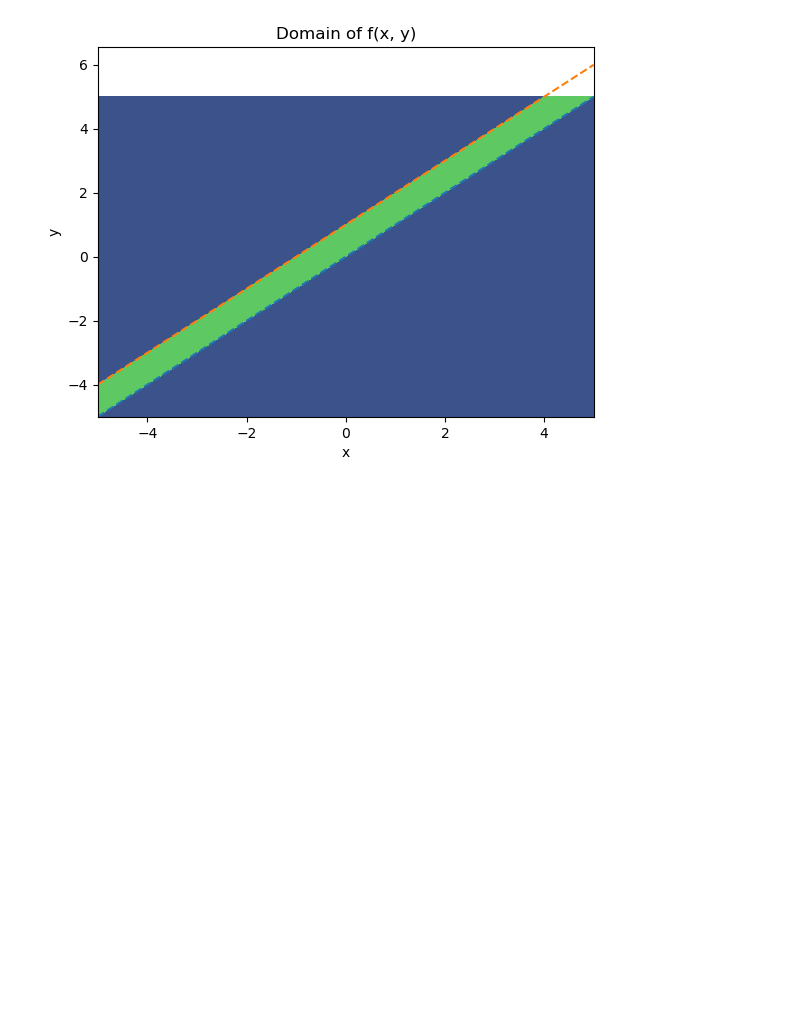
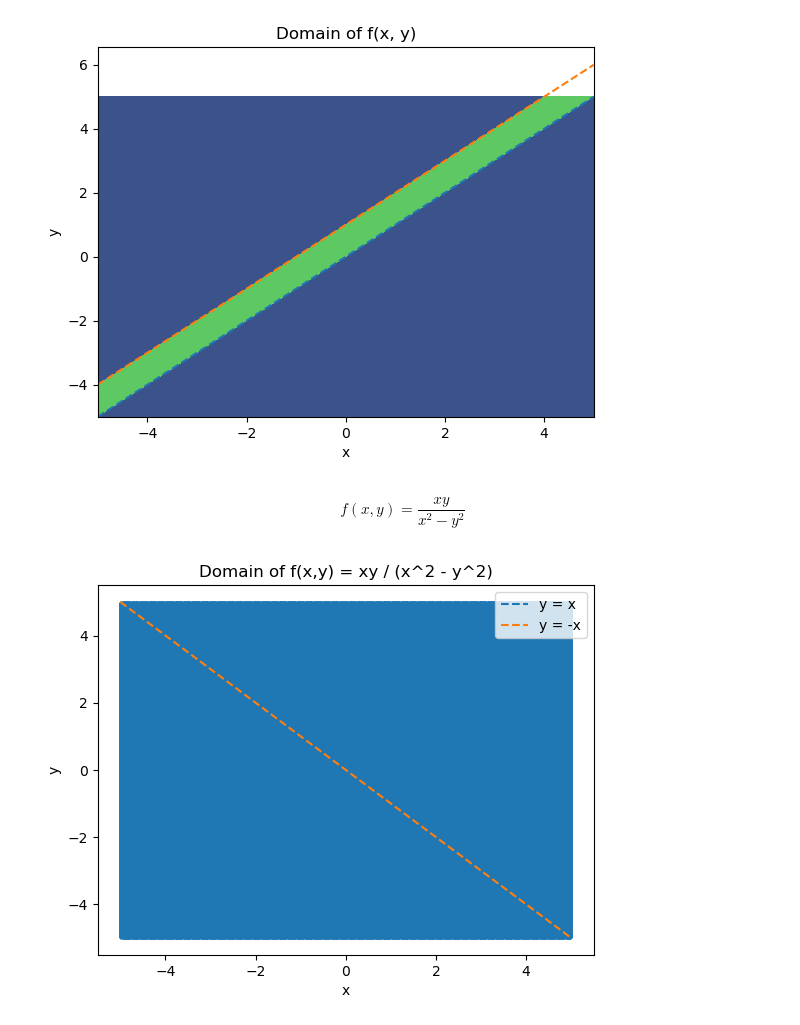
Before and after one commit to aya-alharazin/Machine-Learning, a Jupyter notebook: 03 - Domain.ipynb, the cells around one changed output. Cells and saved outputs as stored; diff of their text form; code cells hidden in the pictures; blank space fills up the shorter version.

```diff
--- a/03 - Domain.ipynb
+++ b/03 - Domain.ipynb
@@ -28,3 +28,33 @@ plt.title('Domain of f(x, y)')
 plt.show()
 # %% [output]
 [figure]
+# %% [markdown]
+$$
+f(x, y) = \frac{xy}{x^2 - y^2}
+$$
+# %%
+
+# Create grid
+x = np.linspace(-5, 5, 400)
+y = np.linspace(-5, 5, 400)
+X, Y = np.meshgrid(x, y)
+
+# Mask: domain condition (denominator != 0)
+Z = X**2 - Y**2
+domain = Z != 0  # valid points
+
+# Plot valid domain
+plt.figure()
+plt.scatter(X[domain], Y[domain], s=1)
+
+# Plot forbidden lines
+plt.plot(x, x, linestyle='--', label='y = x')
+plt.plot(x, -x, linestyle='--', label='y = -x')
+
+plt.title("Domain of f(x,y) = xy / (x^2 - y^2)")
+plt.xlabel("x")
+plt.ylabel("y")
+plt.legend()
+plt.show()
+# %% [output]
+[figure, added]
```
Also changed, not shown: parts of 2 cells of this notebook.
